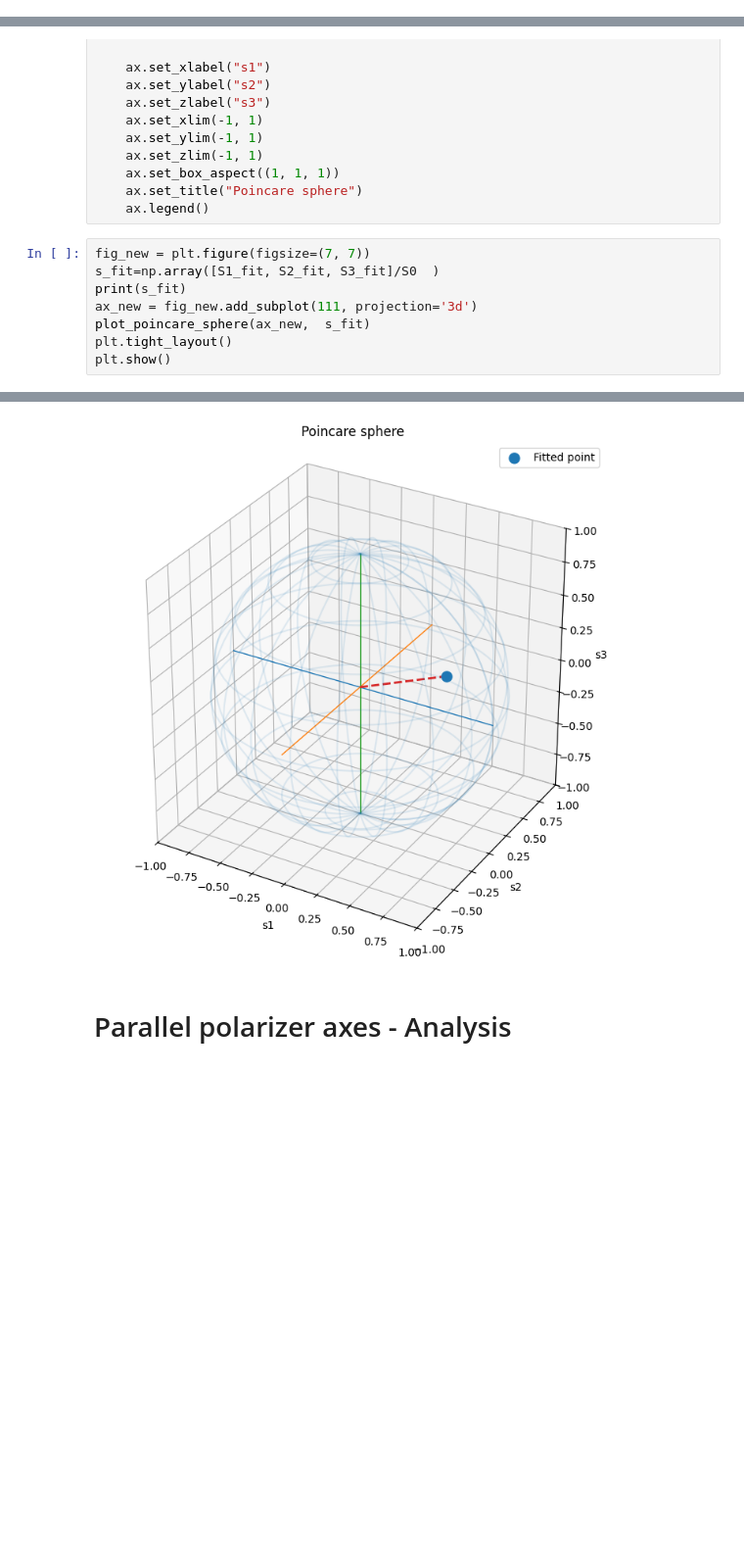
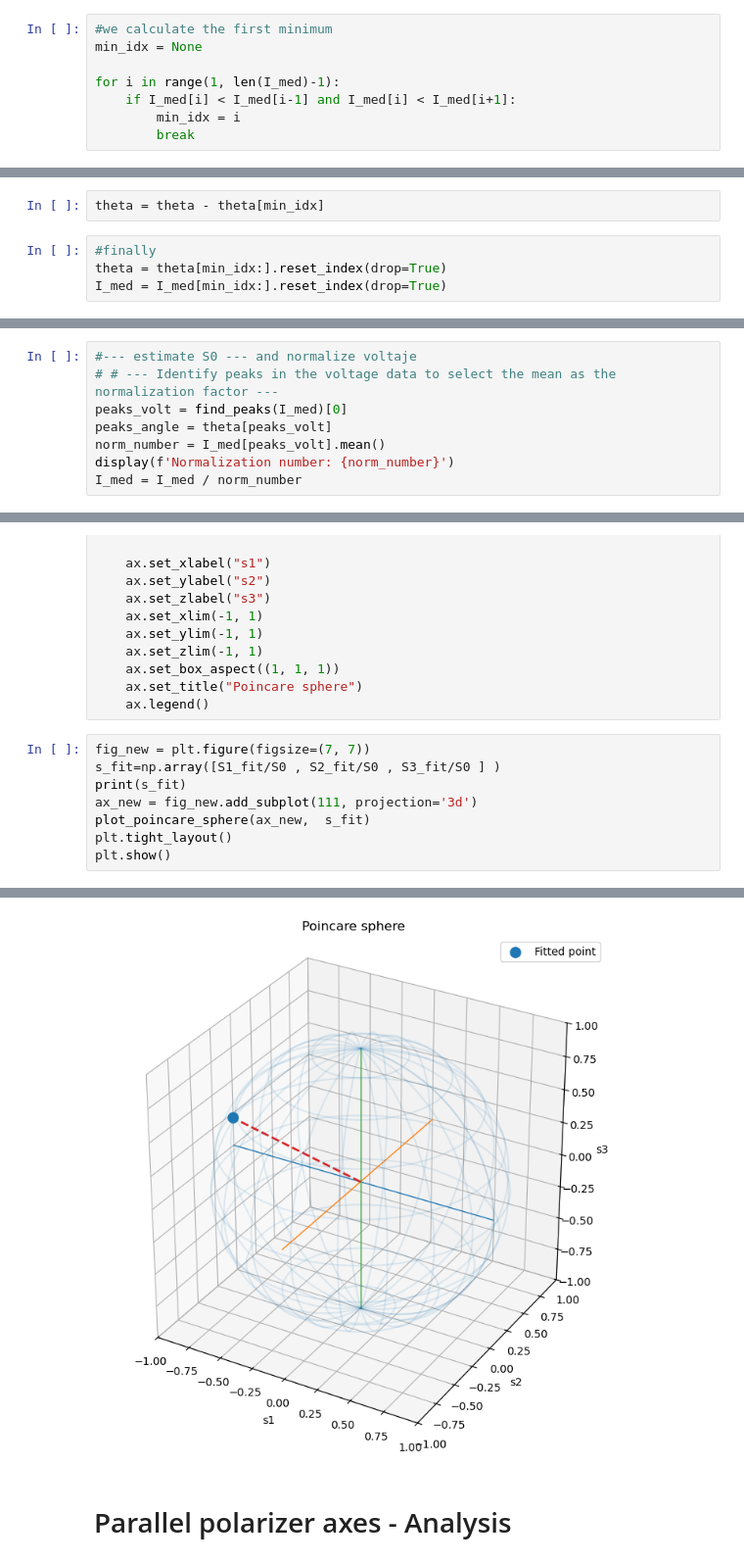
Before and after one commit to BernardoPironio/Polarimetro, a Jupyter notebook: analisis mediciones paralelo y ortogonal.ipynb, the cells around one changed output, grey strips where cells are left out. Shown at 98% size. Saved outputs shown, nothing was run; the diff lists cells and outputs as text; blank space fills up the shorter version.

```diff
--- a/analisis mediciones paralelo y ortogonal.ipynb
+++ b/analisis mediciones paralelo y ortogonal.ipynb
@@ -43,0 +33,8 @@ ValueError: x and y must have same first dimension, but have shapes (28,) and (2
+# %%
+#we calculate the first minimum
+min_idx = None
+
+for i in range(1, len(I_med)-1):
+    if I_med[i] < I_med[i-1] and I_med[i] < I_med[i+1]:
+        min_idx = i
+        break
@@ -44,3 +62,9 @@ ValueError: x and y must have same first dimension, but have shapes (28,) and (2
+# %%
+theta = theta - theta[min_idx]
+# %%
+#finally
+theta = theta[min_idx:].reset_index(drop=True)
+I_med = I_med[min_idx:].reset_index(drop=True)
 # %%
 #we plot the data to see if it looks like a sinusoidal function, as we expect
 plt.plot(theta, I_med, 'o')
@@ -64,0 +78,8 @@ I_med = I_med / norm_number
+# %%
+#--- estimate S0 --- and normalize voltaje
+# # --- Identify peaks in the voltage data to select the mean as the normalization factor ---
+peaks_volt = find_peaks(I_med)[0]
+peaks_angle = theta[peaks_volt]
+norm_number = I_med[peaks_volt].mean()
+display(f'Normalization number: {norm_number}')
+I_med = I_med / norm_number
@@ -209,7 +232,7 @@ def plot_poincare_sphere(ax, s_fit):
     ax.legend()
 # %%
 fig_new = plt.figure(figsize=(7, 7))
-s_fit=np.array([S1_fit, S2_fit, S3_fit]/S0  )
+s_fit=np.array([S1_fit/S0 , S2_fit/S0 , S3_fit/S0 ] )
 print(s_fit)
 ax_new = fig_new.add_subplot(111, projection='3d')
 plot_poincare_sphere(ax_new,  s_fit)
@@ -220,4 +243,4 @@ plt.show()
-[figure, old version]
+[figure, new version]
 # %% [markdown]
 # Parallel polarizer axes - Analysis
 # %%
```
Also changed, not shown: parts of 38 cells of this notebook, 1 other file.
